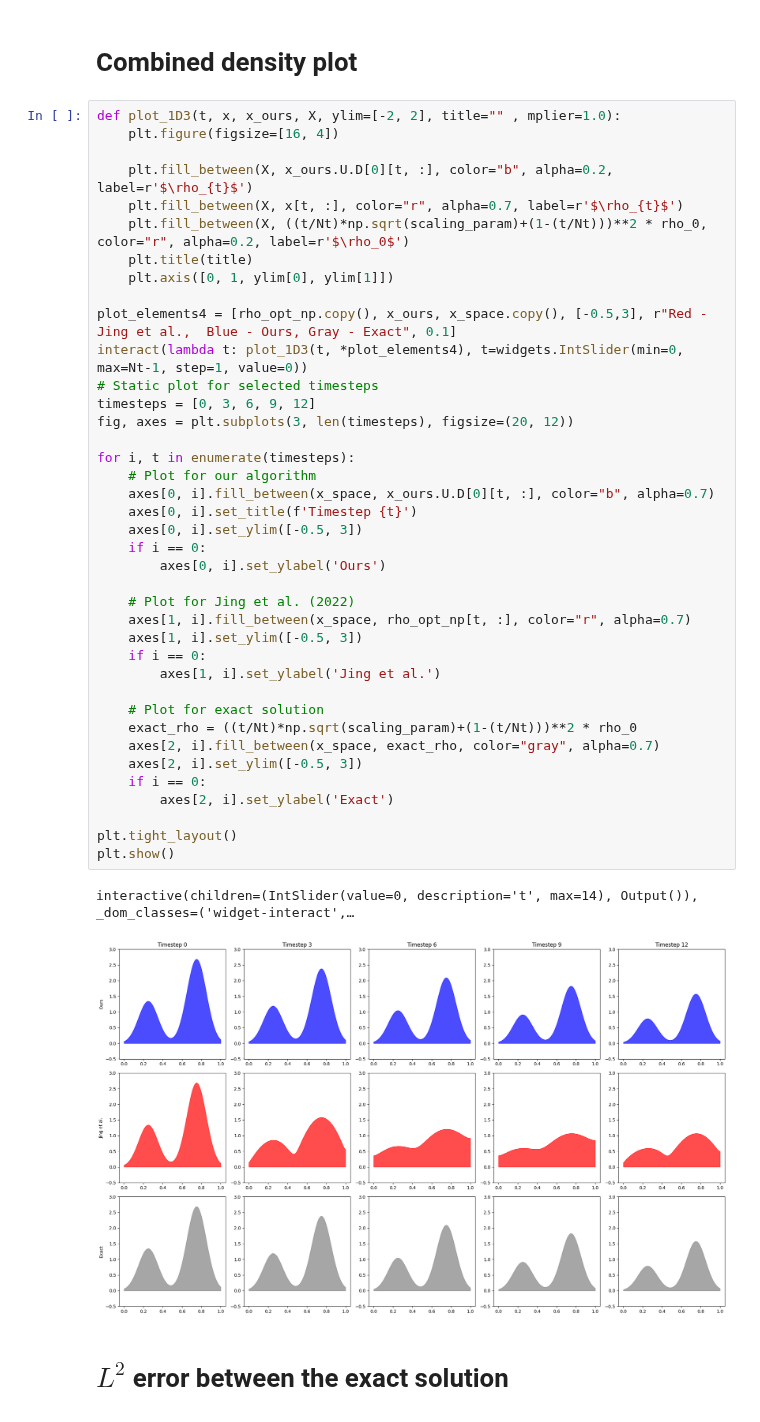
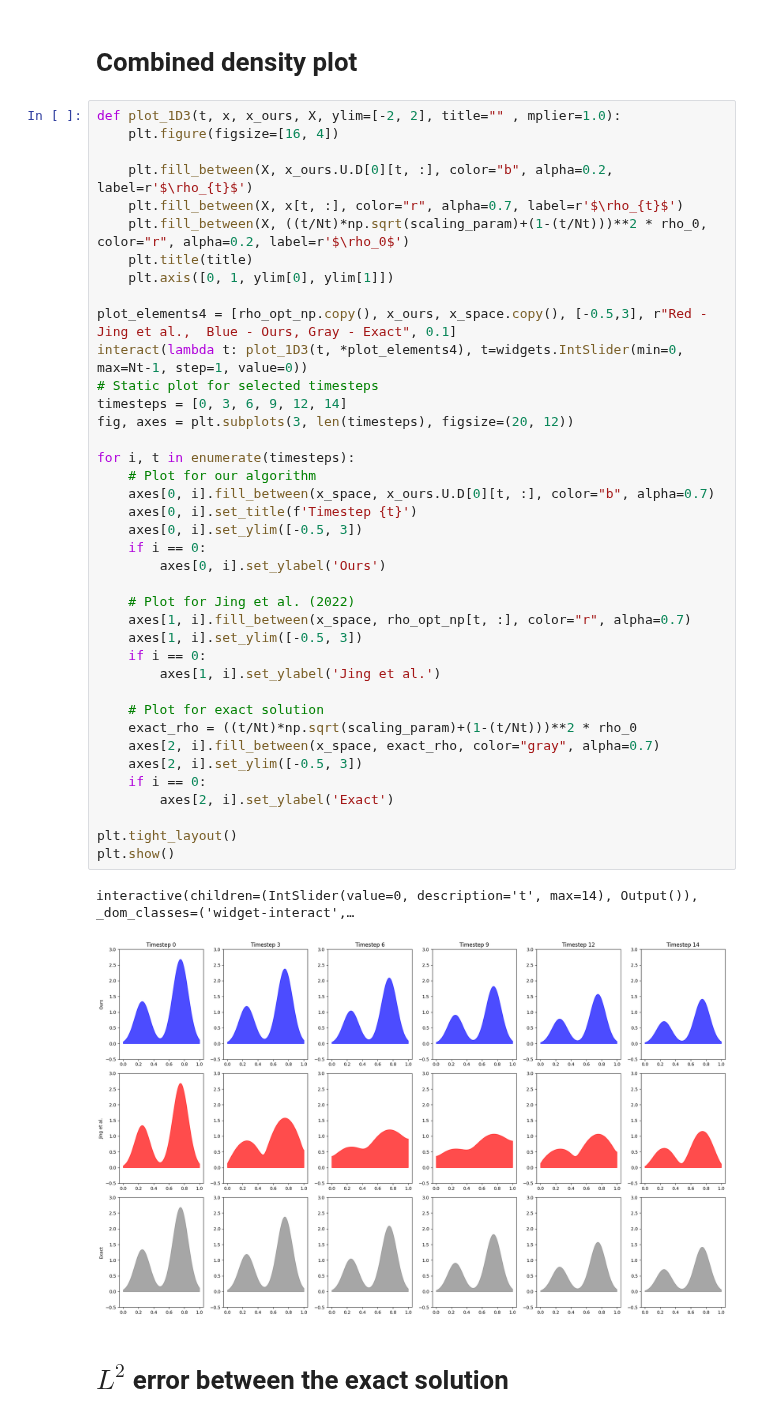
Before and after one commit to mao1756/acuot, a Jupyter notebook: exploratory/proximal/unconstrained/[WORKS]ours_vs_jing_scaling.ipynb, the cells around one changed output. Cells and saved outputs as stored; diff of their text form.

```diff
--- a/exploratory/proximal/unconstrained/[WORKS]ours_vs_jing_scaling.ipynb
+++ b/exploratory/proximal/unconstrained/[WORKS]ours_vs_jing_scaling.ipynb
@@ -278,35 +284,35 @@ def plot_1D3(t, x, x_ours, X, ylim=[-2, 2], title="" , mplier=1.0):
 plot_elements4 = [rho_opt_np.copy(), x_ours, x_space.copy(), [-0.5,3], r"Red -  Jing et al.,  Blue - Ours, Gray - Exact", 0.1]
 interact(lambda t: plot_1D3(t, *plot_elements4), t=widgets.IntSlider(min=0, max=Nt-1, step=1, value=0))
 # Static plot for selected timesteps
-timesteps = [0, 3, 6, 9, 12]
+timesteps = [0, 3, 6, 9, 12, 14]
 fig, axes = plt.subplots(3, len(timesteps), figsize=(20, 12))
 
 for i, t in enumerate(timesteps):
     # Plot for our algorithm
     axes[0, i].fill_between(x_space, x_ours.U.D[0][t, :], color="b", alpha=0.7)
     axes[0, i].set_title(f'Timestep {t}')
     axes[0, i].set_ylim([-0.5, 3])
     if i == 0:
         axes[0, i].set_ylabel('Ours')
 
     # Plot for Jing et al. (2022)
     axes[1, i].fill_between(x_space, rho_opt_np[t, :], color="r", alpha=0.7)
     axes[1, i].set_ylim([-0.5, 3])
     if i == 0:
         axes[1, i].set_ylabel('Jing et al.')
 
     # Plot for exact solution
     exact_rho = ((t/Nt)*np.sqrt(scaling_param)+(1-(t/Nt)))**2 * rho_0
     axes[2, i].fill_between(x_space, exact_rho, color="gray", alpha=0.7)
     axes[2, i].set_ylim([-0.5, 3])
     if i == 0:
         axes[2, i].set_ylabel('Exact')
 
 plt.tight_layout()
 plt.show()
 # %% [output]
 interactive(children=(IntSlider(value=0, description='t', max=14), Output()), _dom_classes=('widget-interact',…
-[figure, old version]
+[figure, new version]
 # %% [markdown]
 # $L^2$ error between the exact solution
 # %% [markdown]
```
Also changed, not shown: parts of 2 cells of this notebook, 2 other files.
